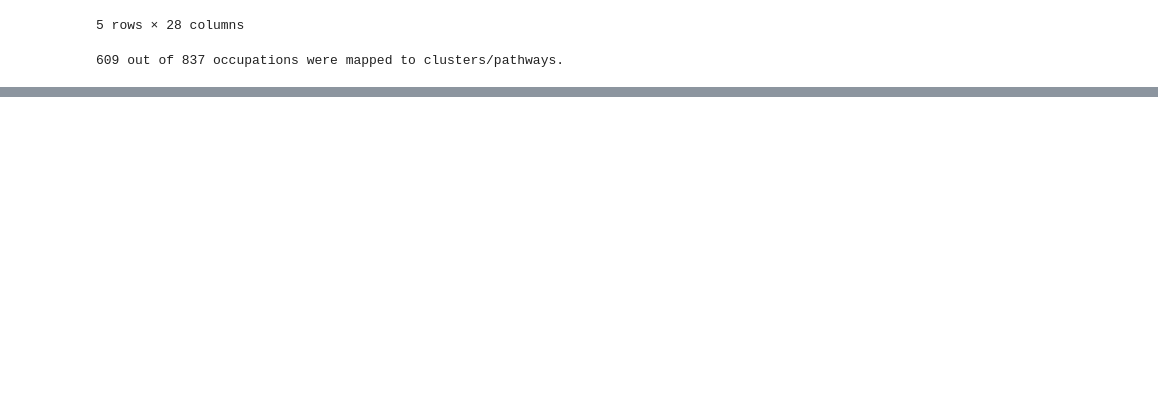
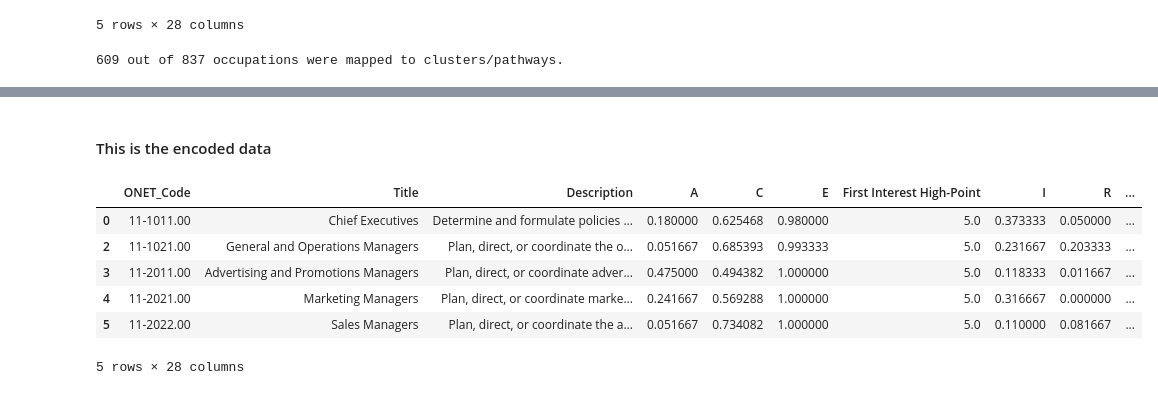
Before and after one commit to eugene-maina72/Phase_5_Capstone_Project-SmartPath, a Jupyter notebook: SmartPath.ipynb, the cells around one changed output, grey strips where cells are left out. Drawn from its saved outputs; the diff is of its cells as text; code cells hidden in the pictures; blank space fills up the shorter version.

Commit message:
label encoding

```diff
--- a/SmartPath.ipynb
+++ b/SmartPath.ipynb
@@ -1214,6 +1209,6 @@ Successfully installed xlrd-2.0.2
 # %%
 #Load the crosswalk file, skip metadata rows, manually set columns
-crosswalk_df = pd.read_excel('data/Perkins_IV_Crosswalk_Table_4_ONETs_in_Pathways.xls',skiprows=5, header=None)
+crosswalk_df = pd.read_excel('data\Perkins_IV_Crosswalk_Table_4_ONETs_in_Pathways.xls',skiprows=5, header=None)
 crosswalk_df.columns = ['Code','Title', 'Space']
 crosswalk_df.head()
 # %% [output]
@@ -1311,0 +1309,18 @@ mapped_job_profiles = job_profiles_cleaned[job_profiles_cleaned['Cluster'].notna
+# %%
+from sklearn.preprocessing import LabelEncoder
+
+# Make a copy to avoid modifying original
+df_encoded = mapped_job_profiles.copy()
+
+# Label Encode the Target Column 'Cluster'
+le_cluster = LabelEncoder()
+df_encoded['Cluster_Encoded'] = le_cluster.fit_transform(df_encoded['Cluster'])
+
+# Optional: check encoding
+for i, label in enumerate(le_cluster.classes_):
+    print(f"{i}: {label}")
+
+# Now drop the original categorical columns (if not used in modeling)
+df_encoded_model = df_encoded.drop(columns=[
+    'Cluster' # Add others as needed
+])
@@ -1311,0 +1344,12 @@ mapped_job_profiles = job_profiles_cleaned[job_profiles_cleaned['Cluster'].notna
+# %% [markdown]
+#### This is the encoded data
+# %%
+df_encoded_model.head()
+# %% [output]
+|  | ONET_Code | Title | Description | A | C | E | First Interest High-Point | I | R | ... |
+| 0 | 11-1011.00 | Chief Executives | Determine and formulate policies ... | 0.180000 | 0.625468 | 0.980000 | 5.0 | 0.373333 | 0.050000 | ... |
+| 2 | 11-1021.00 | General and Operations Managers | Plan, direct, or coordinate the o... | 0.051667 | 0.685393 | 0.993333 | 5.0 | 0.231667 | 0.203333 | ... |
+| 3 | 11-2011.00 | Advertising and Promotions Managers | Plan, direct, or coordinate adver... | 0.475000 | 0.494382 | 1.000000 | 5.0 | 0.118333 | 0.011667 | ... |
+| 4 | 11-2021.00 | Marketing Managers | Plan, direct, or coordinate marke... | 0.241667 | 0.569288 | 1.000000 | 5.0 | 0.316667 | 0.000000 | ... |
+| 5 | 11-2022.00 | Sales Managers | Plan, direct, or coordinate the a... | 0.051667 | 0.734082 | 1.000000 | 5.0 | 0.110000 | 0.081667 | ... |
+5 rows × 28 columns
```
Also changed, not shown: parts of 18 cells of this notebook, 9 other files.
